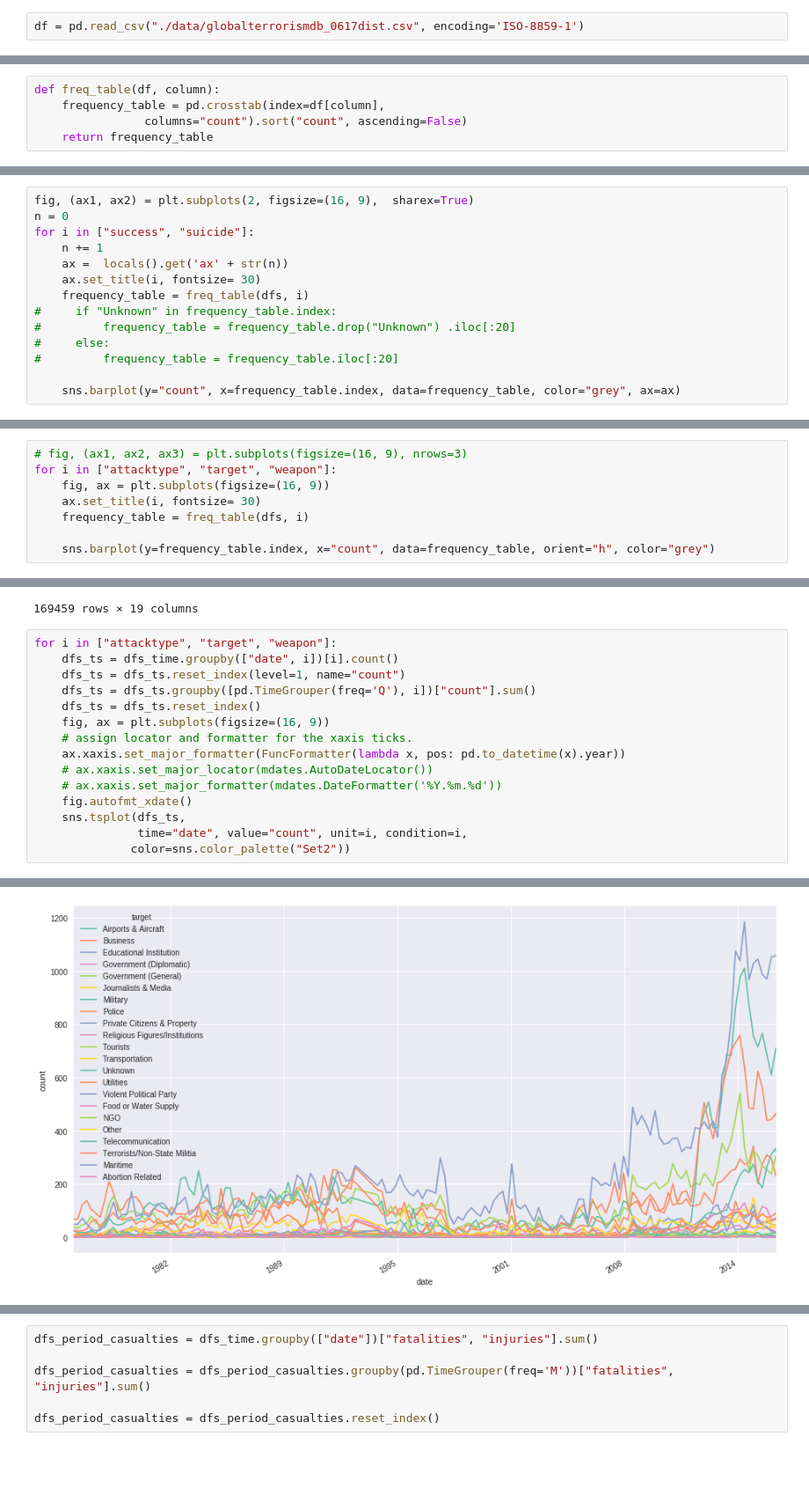
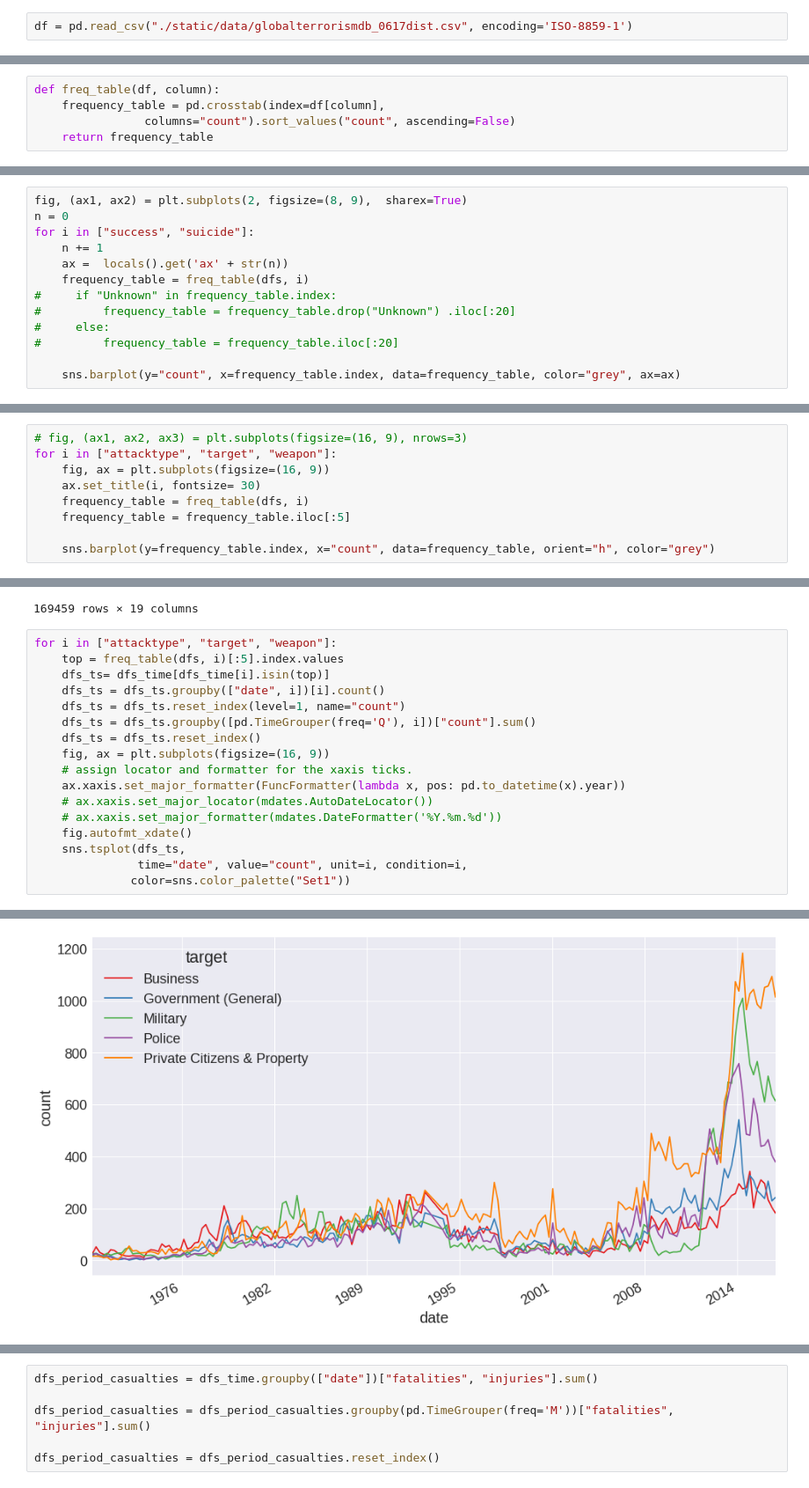
Before and after one commit to ZedYeung/track_terrorism, a Jupyter notebook: EDA.ipynb, the cells around one changed output, grey strips where cells are left out. Shown at 88% size. Saved outputs shown, nothing was run; the diff lists cells and outputs as text; blank space fills up the shorter version.

```diff
--- a/EDA.ipynb
+++ b/EDA.ipynb
@@ -12,5 +14,5 @@ import gzip
 # %%
-df = pd.read_csv("./data/globalterrorismdb_0617dist.csv", encoding='ISO-8859-1')
+df = pd.read_csv("./static/data/globalterrorismdb_0617dist.csv", encoding='ISO-8859-1')
 # %%
 df.columns.values
 # %% [output]
@@ -139,5 +105,5 @@ dfs_map['intensity'].max()
 # %%
 def freq_table(df, column):
     frequency_table = pd.crosstab(index=df[column],
-                columns="count").sort("count", ascending=False)
+                columns="count").sort_values("count", ascending=False)
     return frequency_table
@@ -165,10 +110,9 @@ dfs_map
 # %%
-fig, (ax1, ax2) = plt.subplots(2, figsize=(16, 9),  sharex=True)
+fig, (ax1, ax2) = plt.subplots(2, figsize=(8, 9),  sharex=True)
 n = 0
 for i in ["success", "suicide"]:
     n += 1
     ax =  locals().get('ax' + str(n))
-    ax.set_title(i, fontsize= 30)
     frequency_table = freq_table(dfs, i)
 #     if "Unknown" in frequency_table.index:
 #         frequency_table = frequency_table.drop("Unknown") .iloc[:20]
@@ -200,6 +144,7 @@ for i in ["attacktype", "target", "weapon"]:
     fig, ax = plt.subplots(figsize=(16, 9))
     ax.set_title(i, fontsize= 30)
     frequency_table = freq_table(dfs, i)
+    frequency_table = frequency_table.iloc[:5]
 
     sns.barplot(y=frequency_table.index, x="count", data=frequency_table, orient="h", color="grey")
 # %% [output]
@@ -235,7 +180,9 @@ dfs_time
 169459 rows × 19 columns
 # %%
 for i in ["attacktype", "target", "weapon"]:
-    dfs_ts = dfs_time.groupby(["date", i])[i].count()
+    top = freq_table(dfs, i)[:5].index.values
+    dfs_ts= dfs_time[dfs_time[i].isin(top)]
+    dfs_ts = dfs_ts.groupby(["date", i])[i].count()
     dfs_ts = dfs_ts.reset_index(level=1, name="count")
     dfs_ts = dfs_ts.groupby([pd.TimeGrouper(freq='Q'), i])["count"].sum()
     dfs_ts = dfs_ts.reset_index()
@@ -247,5 +194,5 @@ for i in ["attacktype", "target", "weapon"]:
     fig.autofmt_xdate()
     sns.tsplot(dfs_ts,
                time="date", value="count", unit=i, condition=i,
-              color=sns.color_palette("Set2"))
+              color=sns.color_palette("Set1"))
 # %% [output]
@@ -253 +200 @@ for i in ["attacktype", "target", "weapon"]:
-[figure, old version]
+[figure, new version]
```
Also changed, not shown: parts of 19 cells of this notebook, 16 other files.
